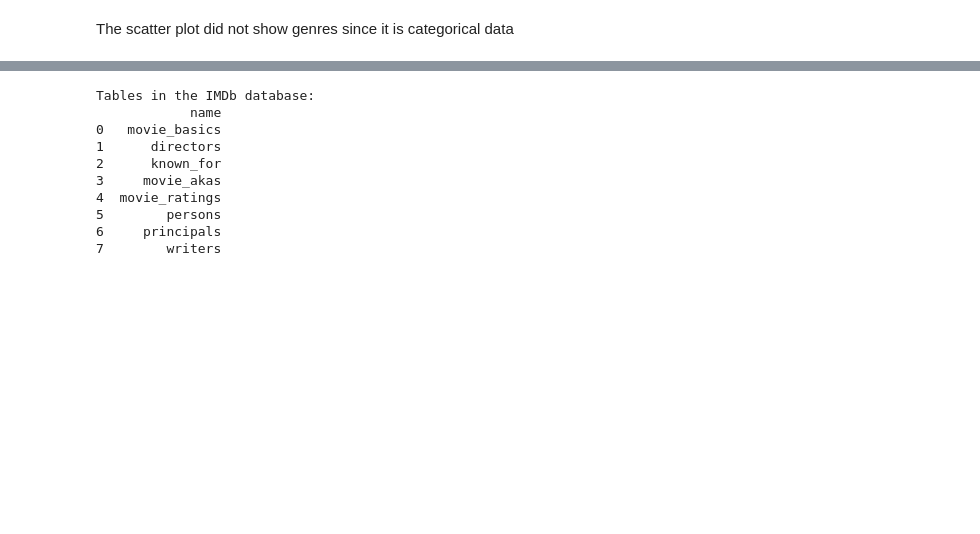
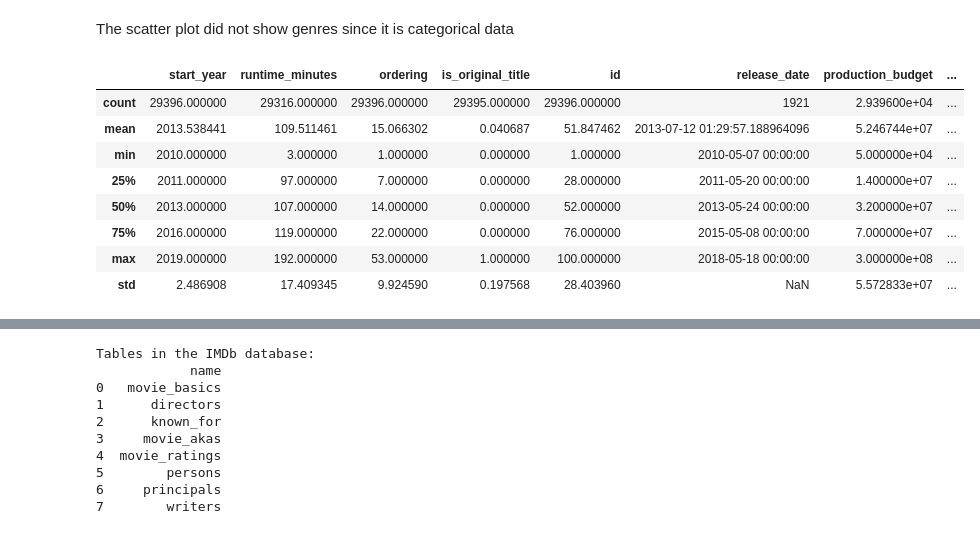
Before and after one commit to Kim8584/Movie-Insights, a Jupyter notebook: student.ipynb, the cells around one changed output, grey strips where cells are left out. Drawn from its saved outputs; the diff is of its cells as text; code cells hidden in the pictures; blank space fills up the shorter version.

```diff
--- a/student.ipynb
+++ b/student.ipynb
@@ -337,3 +337,21 @@ plt.show()
 [figure]
 # %% [markdown]
 The scatter plot did not show genres since it is categorical data
+# %%
+## this is Alvin signature
+
+# same trick with the tittle
+imdb_df_2['primary_title'] = imdb_df_2['primary_title'].str.strip().str.lower()
+
+merged_df_2 = pd.merge(imdb_df_2,merged_df,left_on='primary_title',right_on='title_key',how='inner')
+merged_df_2.describe()
+# %% [output]
+|  | start_year | runtime_minutes | ordering | is_original_title | id | release_date | production_budget | ... |
+| count | 29396.000000 | 29316.000000 | 29396.000000 | 29395.000000 | 29396.000000 | 1921 | 2.939600e+04 | ... |
+| mean | 2013.538441 | 109.511461 | 15.066302 | 0.040687 | 51.847462 | 2013-07-12 01:29:57.188964096 | 5.246744e+07 | ... |
+| min | 2010.000000 | 3.000000 | 1.000000 | 0.000000 | 1.000000 | 2010-05-07 00:00:00 | 5.000000e+04 | ... |
+| 25% | 2011.000000 | 97.000000 | 7.000000 | 0.000000 | 28.000000 | 2011-05-20 00:00:00 | 1.400000e+07 | ... |
+| 50% | 2013.000000 | 107.000000 | 14.000000 | 0.000000 | 52.000000 | 2013-05-24 00:00:00 | 3.200000e+07 | ... |
+| 75% | 2016.000000 | 119.000000 | 22.000000 | 0.000000 | 76.000000 | 2015-05-08 00:00:00 | 7.000000e+07 | ... |
+| max | 2019.000000 | 192.000000 | 53.000000 | 1.000000 | 100.000000 | 2018-05-18 00:00:00 | 3.000000e+08 | ... |
+| std | 2.486908 | 17.409345 | 9.924590 | 0.197568 | 28.403960 | NaN | 5.572833e+07 | ... |
```
Also changed, not shown: parts of 13 cells of this notebook.
